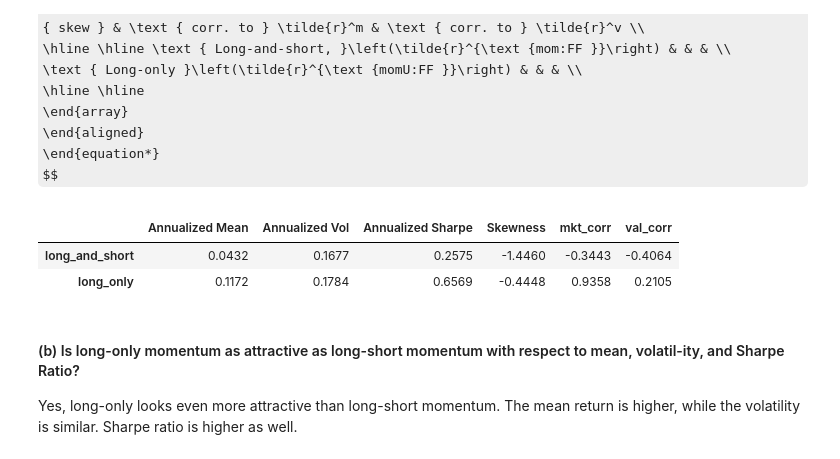
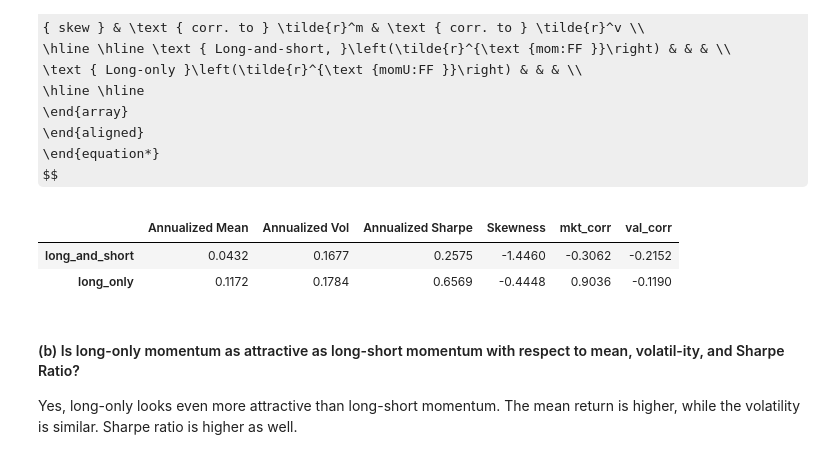
Before and after one commit to MarkHendricks/finm-portfolio-2024, a Jupyter notebook: homework/Solution Homework 6.ipynb, the cells around one changed output. Saved outputs shown, nothing was run; the diff lists cells and outputs as text; code cells hidden in the pictures; some formulas as TeX source.

```diff
--- a/homework/Solution Homework 6.ipynb
+++ b/homework/Solution Homework 6.ipynb
@@ -165,17 +165,20 @@ $$
 # %%
 mom_long = (tercile_port['BIG HiPRIOR'] + tercile_port['SMALL HiPRIOR'])/2 - rf['RF']
 mom_names = ['long_and_short','long_only']
 
 temp = ff_factors.copy().rename(columns={'UMD':'long_and_short'})
 temp['long_only']  = mom_long
-summary =calc_summary_statistics(temp.loc["1994":, mom_names], annual_factor=12, provided_excess_returns=True)[summary_col_names]
-summary['mkt_corr'] = temp.corr().loc['MKT', mom_names]
-summary['val_corr'] = temp.corr().loc['HML', mom_names]
+summary =calc_summary_statistics(
+    temp.loc["1994":, mom_names], annual_factor=12, provided_excess_returns=True,
+    keep_columns=summary_col_names
+)
+summary['mkt_corr'] = temp.loc["1994":].corr().loc['MKT', mom_names]
+summary['val_corr'] = temp.loc["1994":].corr().loc['HML', mom_names]
 summary
 # %% [output]
 |  | Annualized Mean | Annualized Vol | Annualized Sharpe | Skewness | mkt_corr | val_corr |
-| long_and_short | 0.0432 | 0.1677 | 0.2575 | -1.4460 | -0.3443 | -0.4064 |
-| long_only | 0.1172 | 0.1784 | 0.6569 | -0.4448 | 0.9358 | 0.2105 |
+| long_and_short | 0.0432 | 0.1677 | 0.2575 | -1.4460 | -0.3062 | -0.2152 |
+| long_only | 0.1172 | 0.1784 | 0.6569 | -0.4448 | 0.9036 | -0.1190 |
 # %% [markdown]
 #### (b)  Is long-only momentum as attractive as long-short momentum with respect to mean, volatil-ity, and Sharpe Ratio?
 
```
Also changed, not shown: parts of 2 cells of this notebook.
